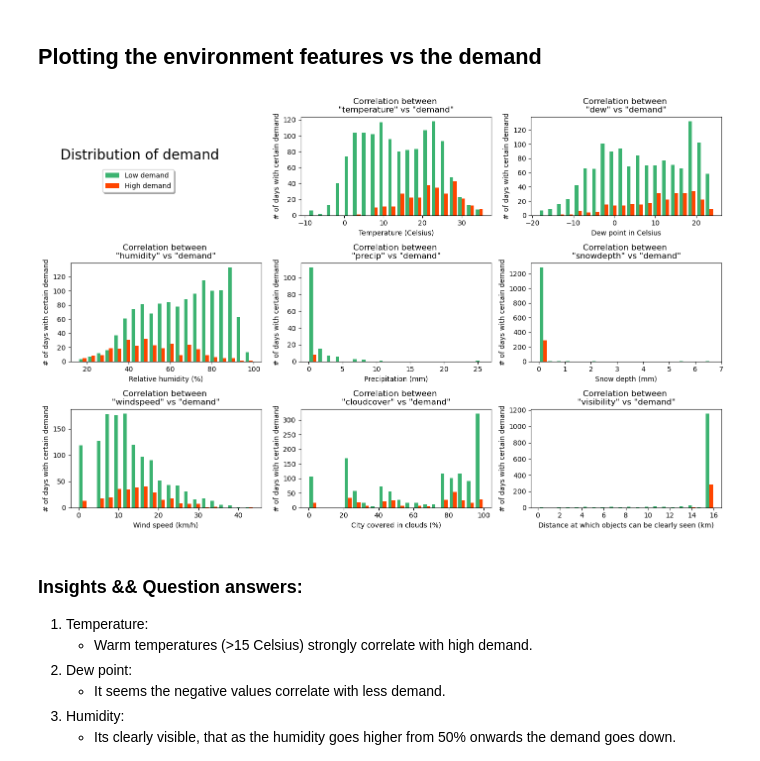
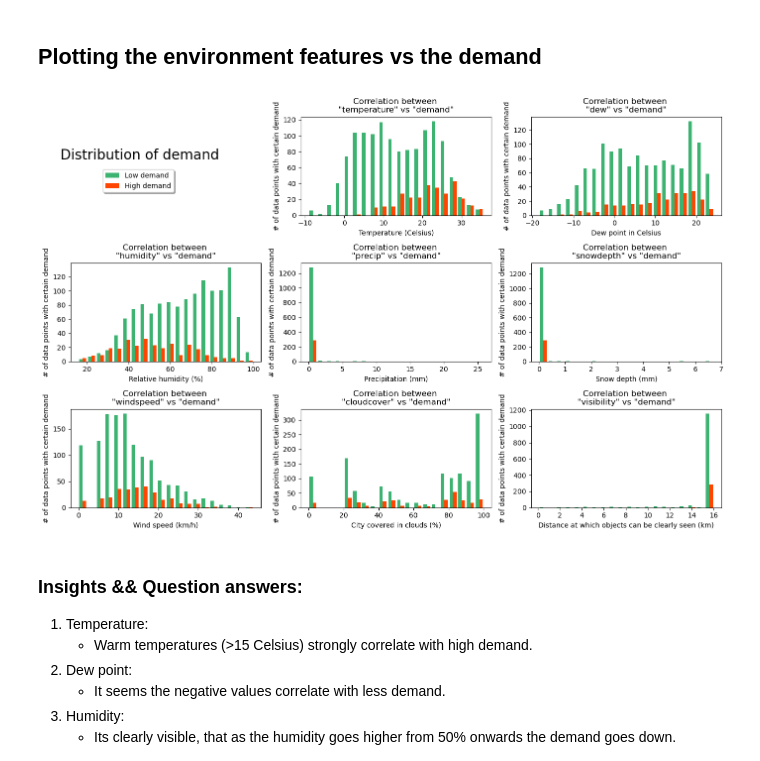
Before and after one commit to DanielVeress/SML_bikes, a Jupyter notebook: data_analysis.ipynb, the cells around one changed output. Drawn from its saved outputs; the diff is of its cells as text; code cells hidden in the pictures.

Commit message:
Looking at more data analysis

```diff
--- a/data_analysis.ipynb
+++ b/data_analysis.ipynb
@@ -208,7 +208,7 @@ def plot_hist(ax:plt.Axes, low_demand:pd.Series, high_demand:pd.Series, column:s
     ax.set_title(f'Correlation between \n"{column}" vs "demand"')
     #ax.legend(['Low demand', 'High demand'])
     ax.set_xlabel(xlabel)
-    ax.set_ylabel('# of days with certain demand')
+    ax.set_ylabel('# of data points with certain demand')
 # %%
 fig, axes = plt.subplots(nrows=3, ncols=3, figsize=(14, 9))
 
@@ -220,7 +220,7 @@ axes[0][1].hist([low_demand_temp, high_demand_temp], bins, color=hist_colors)
 axes[0][1].set_title('Correlation between \n"temperature" vs "demand"')
 #axes[0][1].legend(['Low demand', 'High demand'])
 axes[0][1].set_xlabel('Temperature (Celsius)')
-axes[0][1].set_ylabel('# of days with certain demand')
+axes[0][1].set_ylabel('# of data points with certain demand')
 
 # Plot dew demand
 ## TODO: explain dew point
@@ -232,7 +232,7 @@ axes[0][2].hist([low_demand_temp, high_demand_temp], bins, color=hist_colors)
 axes[0][2].set_title('Correlation between \n"dew" vs "demand"')
 #axes[0][2].legend(['Low demand', 'High demand'])
 axes[0][2].set_xlabel('Dew point in Celsius')
-axes[0][2].set_ylabel('# of days with certain demand')
+axes[0][2].set_ylabel('# of data points with certain demand')
 
 
 # Plot humidity demand
@@ -241,39 +241,39 @@ low_demand, high_demand = separate_data(df, column)
 plot_hist(axes[1][0], low_demand, high_demand, column, 'Relative humidity (%)')
 
 # Plot precip demand
-INCLUDE_ZERO = False
+INCLUDE_ZERO = True
 column = 'precip'
 low_demand, high_demand = separate_data(df, column, INCLUDE_ZERO)
 plot_hist(axes[1][1], low_demand, high_demand, column, 'Precipitation (mm)')
 
 # Plot snowdepth demand
 INCLUDE_ZERO = True
 column = 'snowdepth'
 low_demand, high_demand = separate_data(df, column, INCLUDE_ZERO)
 plot_hist(axes[1][2], low_demand, high_demand, column, 'Snow depth (mm)')
 
 # Plot windspeed demand
 column = 'windspeed'
 low_demand, high_demand = separate_data(df, column)
 plot_hist(axes[2][0], low_demand, high_demand, column, 'Wind speed (km/h)')
 
 # Plot cloudcover demand
 column = 'cloudcover'
 low_demand, high_demand = separate_data(df, column)
 plot_hist(axes[2][1], low_demand, high_demand, column, 'City covered in clouds (%)')
 
 # Plot visibility demand
 column = 'visibility'
 low_demand, high_demand = separate_data(df, column)
 plot_hist(axes[2][2], low_demand, high_demand, column, 'Distance at which objects can be clearly seen (km)')
 
 axes[0][0].remove()
 fig.tight_layout()
 axes[0][1].legend(labels=['Low demand', 'High demand'], bbox_to_anchor=(-0.65, 0.5), fancybox=True, shadow=True)
 fig.suptitle("Distribution of demand", x=0.15, y=0.87, fontsize=20)
 plt.show()
 # %% [output]
-[figure, old version]
+[figure, new version]
 # %% [markdown]
 ### Insights && Question answers:
 
```
Also changed, not shown: parts of 5 cells of this notebook.
